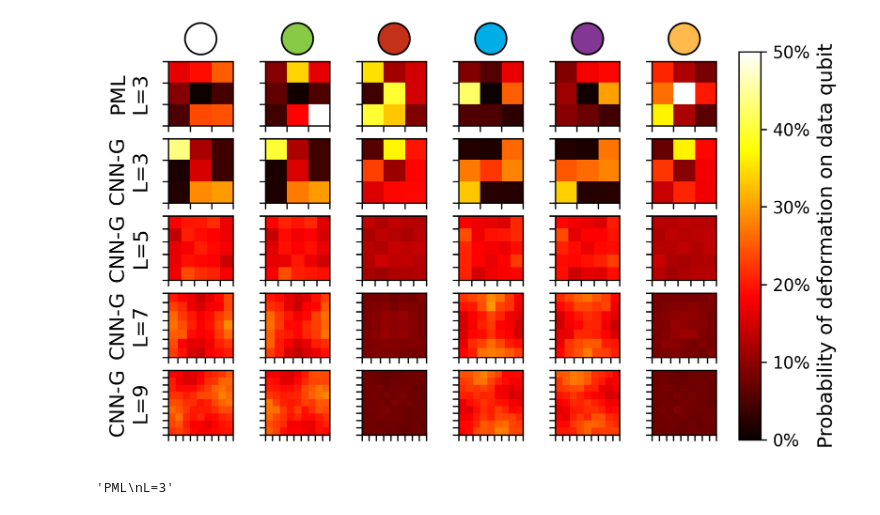
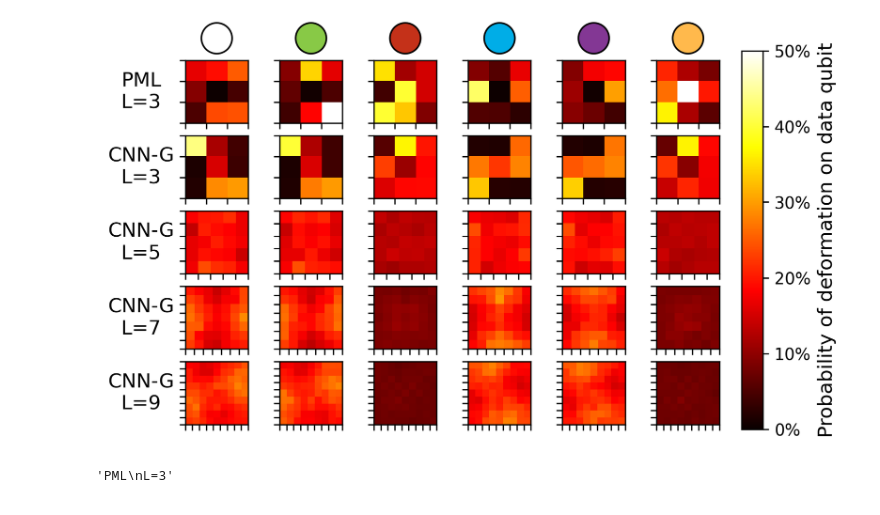
Before and after one commit to JuliusRye/QEC, a Jupyter notebook: Modules/fig_deformation_dist_visualization.ipynb, the cells around one changed output. Saved outputs shown, nothing was run; the diff lists cells and outputs as text; code cells hidden in the pictures.

```diff
--- a/Modules/fig_deformation_dist_visualization.ipynb
+++ b/Modules/fig_deformation_dist_visualization.ipynb
@@ -36,37 +36,43 @@ for i in range(len(probability)):
             interpolation='nearest',
             vmin=0,
             vmax=.5,
             origin='lower')
         axs[i, j].set_xticks(jnp.arange(probability[i][j].shape[0]+1)-.5)
         axs[i, j].set_yticks(jnp.arange(probability[i][j].shape[1]+1)-.5)
         axs[i, j].set_xticklabels([])
         axs[i, j].set_yticklabels([])
         # axs[i, j].grid(visible=True, lw=.5)
         if i == 0:
             axs[i, j].set_title(
                 " ",
                 fontsize=12,
                 color=colors[j],
                 fontweight="bold",
                 bbox=dict(boxstyle="circle", edgecolor="black", facecolor=colors[j]),
                 pad=10  # Adjust the padding to lift the title up slightly
             )
-        # if i == 3:
-        #     axs[i, j].set_xlabel(f"D={j}", fontsize=12)
         if j == 0:
-            axs[i, j].set_ylabel(namings[i], fontsize=12)
+            axs[i, j].set_ylabel(
+                namings[i],
+                fontsize=12,
+                rotation=0,
+                labelpad=20,
+                va='center',
+                ha='center'
+            )
 cax = figure.add_axes([0.92, 0.1, 0.03, 0.8])
 cbar = plt.colorbar(im, cax=cax)
 cbar.set_label("Probability of deformation on data qubit", fontsize=12)
 # cbar.ax.set_yticks(jnp.arange(0, 2/6, .03))
 cbar.ax.set_yticklabels(["{:.0%}".format(i) for i in cbar.get_ticks()])
 
 plt.savefig("figs/CNN-B-deformation_dist.eps", bbox_inches='tight', dpi=300)
+plt.savefig("figs/CNN-B-deformation_dist.pdf", bbox_inches='tight', dpi=300)
 plt.savefig("figs/CNN-B-deformation_dist.png", bbox_inches='tight', dpi=300)
 
 plt.show()
 # %% [output]
-[figure, old version]
+[figure, new version]
 # %%
 from core.quantum_error_correction_code import SurfaceCode
 
```
Also changed, not shown: 11 other files.
